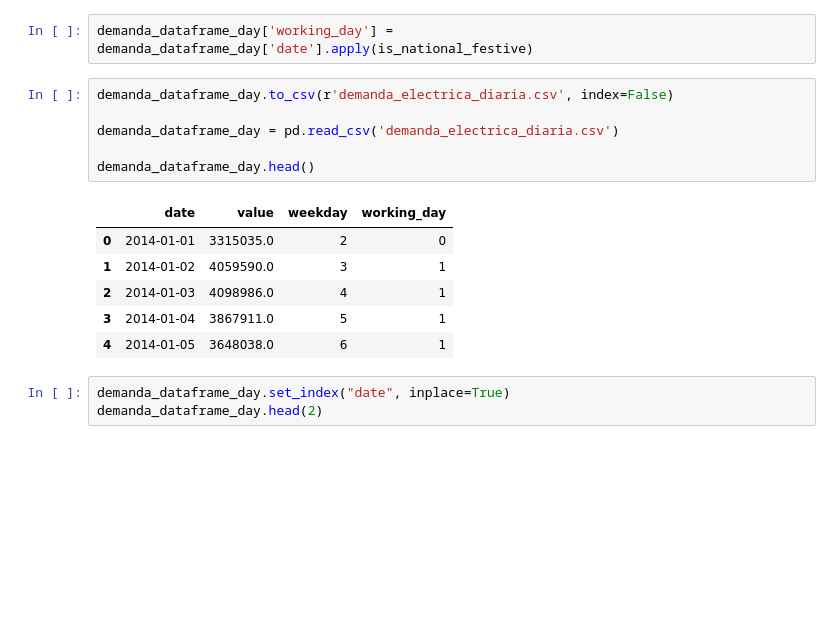
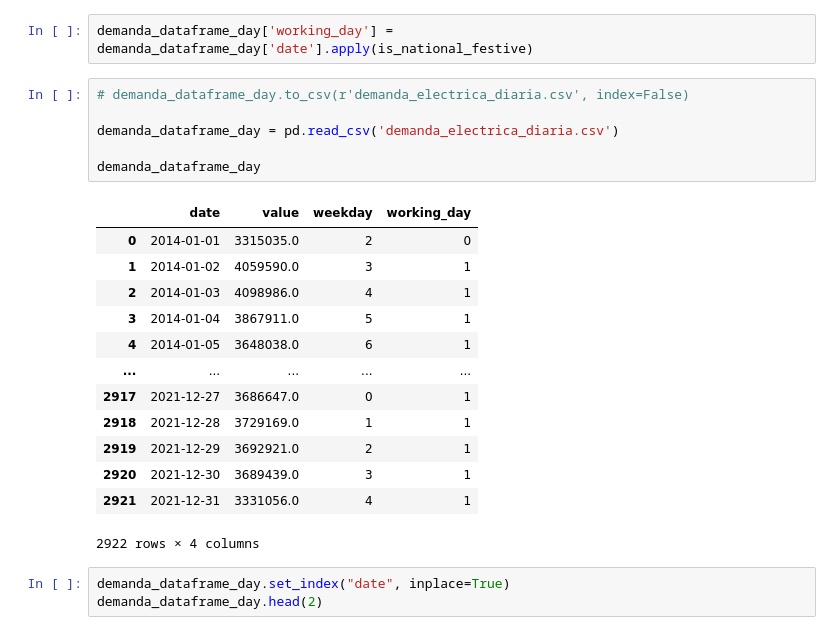
Before and after one commit to BernardoJoseLlamasVerna/tfm_data_science, a Jupyter notebook: Demanda_Electrica/Extraccion_Datos_Demanda Electrica.ipynb, the cells around one changed output. Cells and saved outputs as stored; diff of their text form; blank space fills up the shorter version.

```diff
--- a/Demanda_Electrica/Extraccion_Datos_Demanda Electrica.ipynb
+++ b/Demanda_Electrica/Extraccion_Datos_Demanda Electrica.ipynb
@@ -533,18 +533,25 @@ demanda_dataframe_day['working_day'] = demanda_dataframe_day['weekday'].apply(is
 # %%
 demanda_dataframe_day['working_day'] = demanda_dataframe_day['date'].apply(is_national_festive)
 # %%
-demanda_dataframe_day.to_csv(r'demanda_electrica_diaria.csv', index=False)
+# demanda_dataframe_day.to_csv(r'demanda_electrica_diaria.csv', index=False)
 
 demanda_dataframe_day = pd.read_csv('demanda_electrica_diaria.csv')
 
-demanda_dataframe_day.head()
+demanda_dataframe_day
 # %% [output]
 |  | date | value | weekday | working_day |
 | 0 | 2014-01-01 | 3315035.0 | 2 | 0 |
 | 1 | 2014-01-02 | 4059590.0 | 3 | 1 |
 | 2 | 2014-01-03 | 4098986.0 | 4 | 1 |
 | 3 | 2014-01-04 | 3867911.0 | 5 | 1 |
 | 4 | 2014-01-05 | 3648038.0 | 6 | 1 |
+| ... | ... | ... | ... | ... |
+| 2917 | 2021-12-27 | 3686647.0 | 0 | 1 |
+| 2918 | 2021-12-28 | 3729169.0 | 1 | 1 |
+| 2919 | 2021-12-29 | 3692921.0 | 2 | 1 |
+| 2920 | 2021-12-30 | 3689439.0 | 3 | 1 |
+| 2921 | 2021-12-31 | 3331056.0 | 4 | 1 |
+2922 rows × 4 columns
 # %%
 demanda_dataframe_day.set_index("date", inplace=True)
 demanda_dataframe_day.head(2)
```
Also changed, not shown: parts of 22 cells of this notebook, 4 other files.
